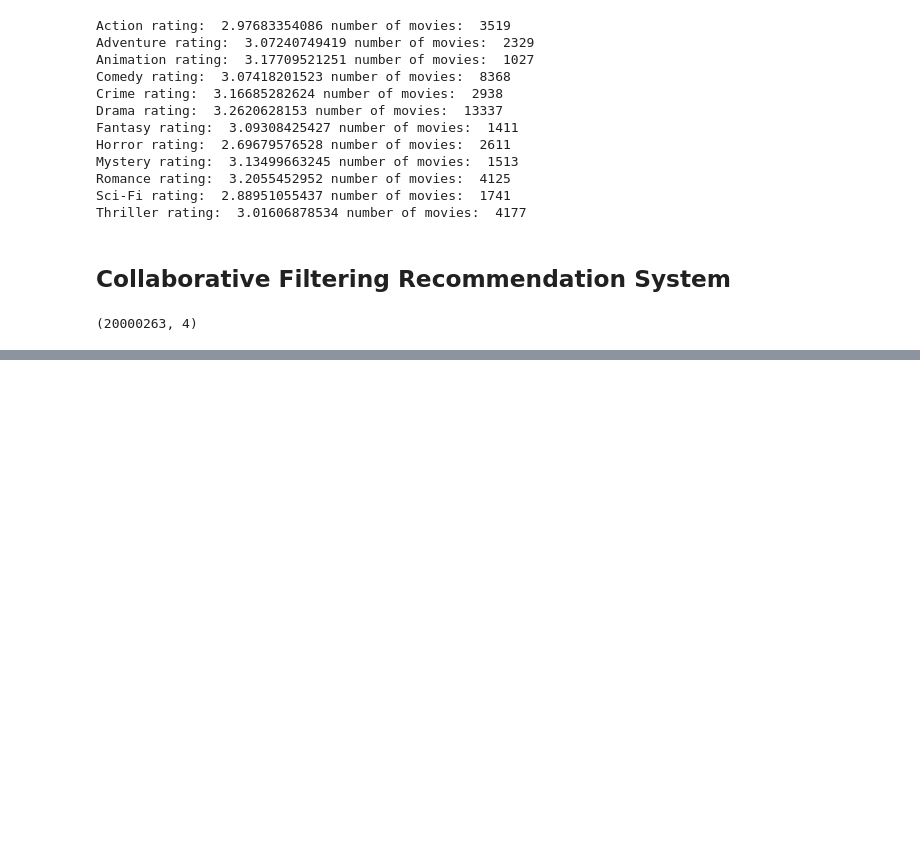
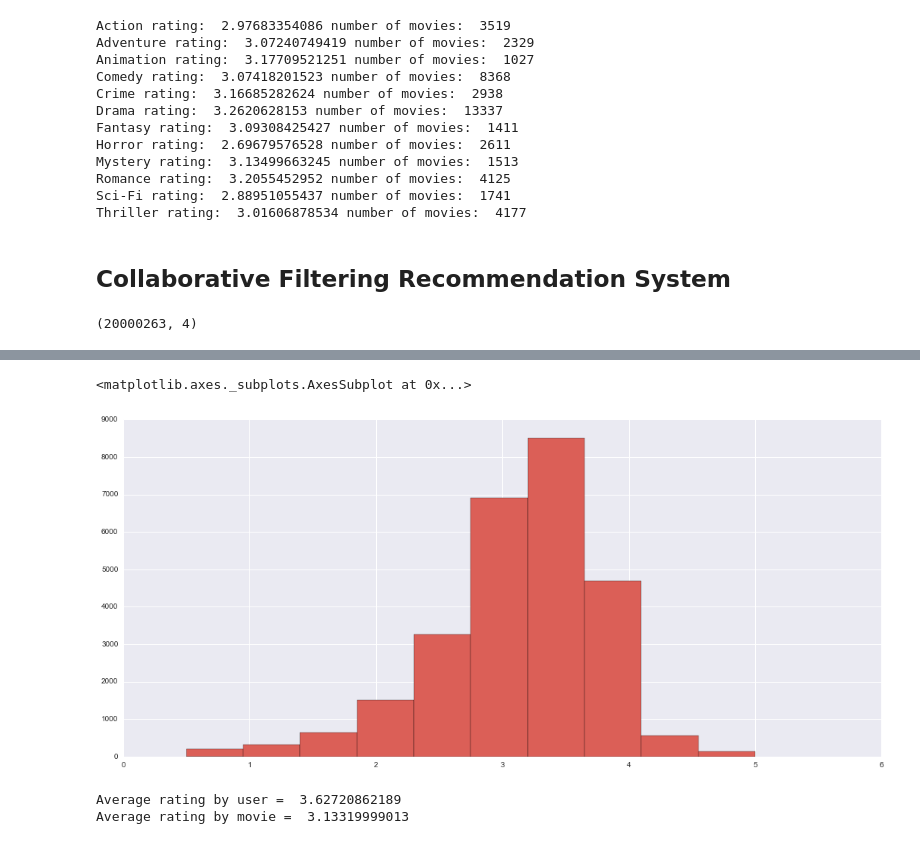
Before and after one commit to ah3200/movielens, a Jupyter notebook: Movies-and-generation.ipynb, the cells around one changed output, grey strips where cells are left out. Cells and saved outputs as stored; diff of their text form; code cells hidden in the pictures; blank space fills up the shorter version.

```diff
--- a/Movies-and-generation.ipynb
+++ b/Movies-and-generation.ipynb
@@ -363,0 +422,12 @@ rating.shape
+# %%
+average_rating_by_movie = rating.groupby('movieId')['rating'].mean()
+average_rating_by_movie.hist()
+# %% [output]
+<matplotlib.axes._subplots.AxesSubplot at 0x...>
+[figure, added]
+# %%
+print "Average rating by user = ", average_rating_by_user.mean()
+print "Average rating by movie = ", average_rating_by_movie.mean()
+# %% [output]
+Average rating by user =  3.62720862189
+Average rating by movie =  3.13319999013
```
Also changed, not shown: parts of 11 cells of this notebook.
